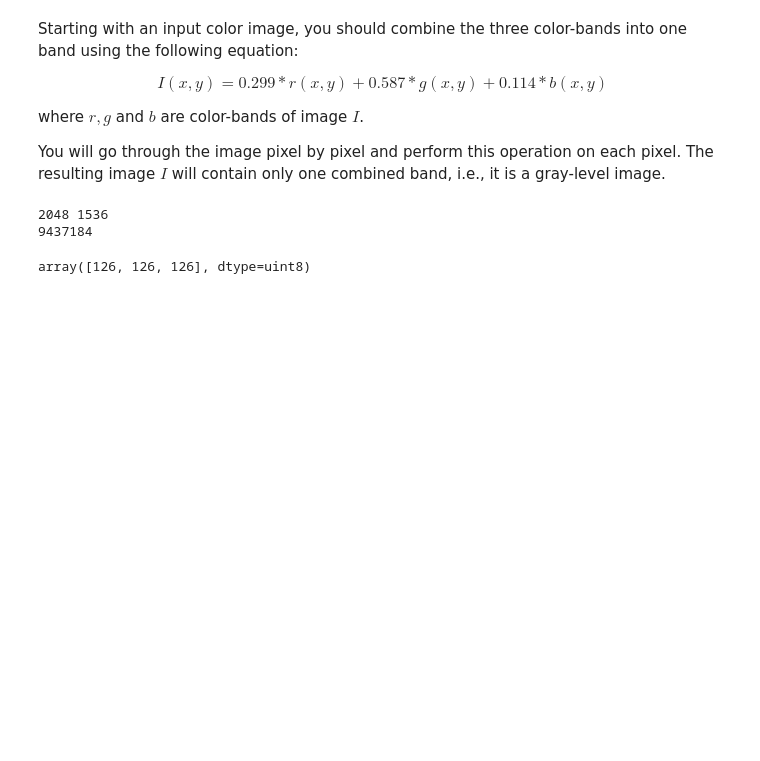
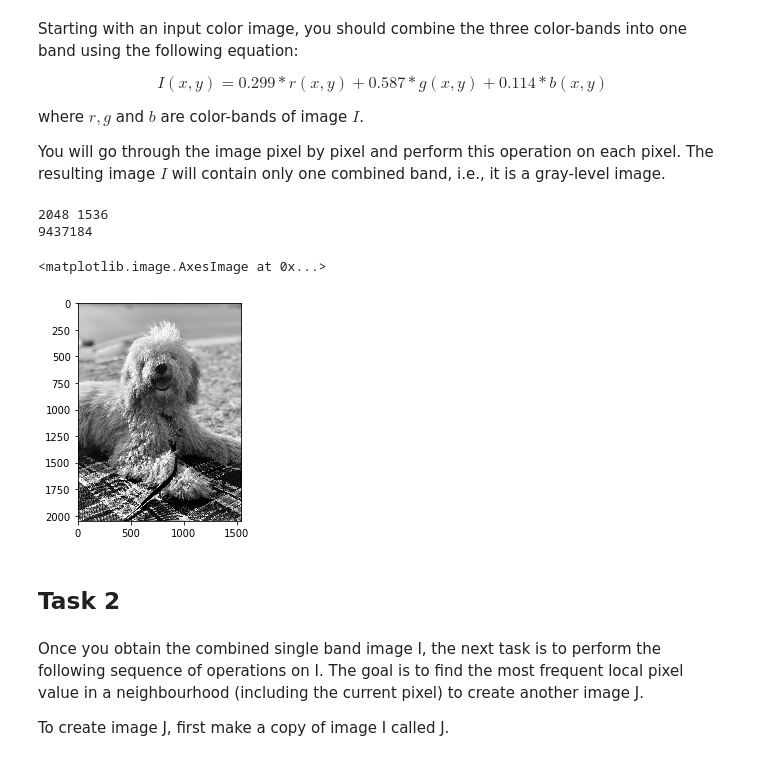
Before and after one commit to mirrorcall/COMP9517, a Jupyter notebook: codes/ass1/ass1.ipynb, the cells around one changed output. Saved outputs shown, nothing was run; the diff lists cells and outputs as text; code cells hidden in the pictures; blank space fills up the shorter version.

```diff
--- a/codes/ass1/ass1.ipynb
+++ b/codes/ass1/ass1.ipynb
@@ -52,14 +54,22 @@ row, column, channel = img1.shape
 print(row, column)
 print(img1.size) #TODO: difference between shape and image attribute
 
-img1[0][1535]
 
-# for r in range(0, row):
-#     for c in range(0, column):
-#         img1[c][r] = thresholding(img1[c][r])
+for r in range(0, row):
+    for c in range(0, column):
+        img1[r][c] = thresholding(img1[r][c])
 # %% [output]
 2048 1536
 9437184
-array([126, 126, 126], dtype=uint8)
 # %%
-plt.show(cv2.cvtColor(img1, cv2.COLOR_BGR))
+preview_img = cv2.cvtColor(img1, cv2.COLOR_BGR2RGB)
+plt.imshow(preview_img)
+# %% [output]
+<matplotlib.image.AxesImage at 0x...>
+[figure, added]
+# %% [markdown]
+## Task 2
+# %% [markdown]
+Once you obtain the combined single band image I, the next task is to perform the following sequence of operations on I. The goal is to find the most frequent local pixel value in a neighbourhood (including the current pixel) to create another image J.
+
+To create image J, first make a copy of image I called J.
```
Also changed, not shown: parts of 4 cells of this notebook, 5 other files.
